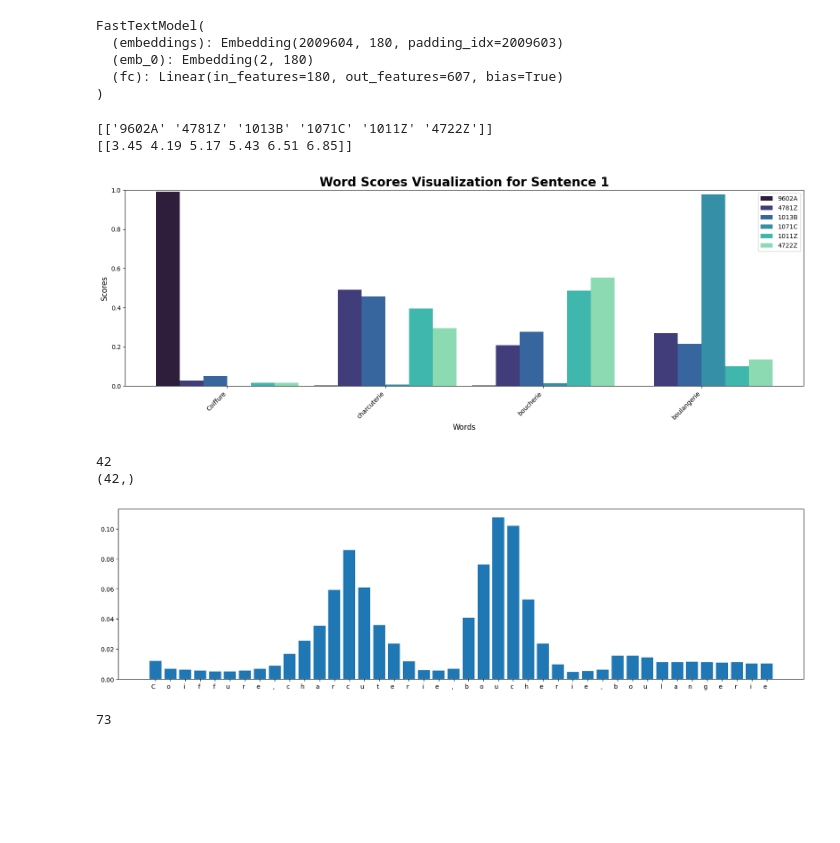
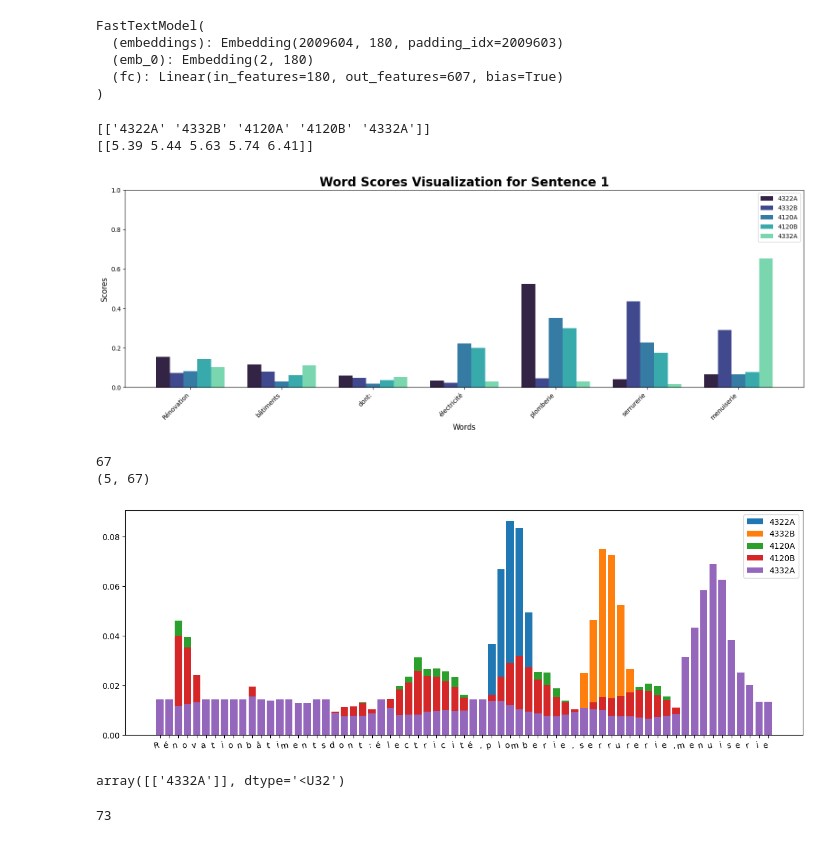
Before and after one commit to InseeFrLab/torch-fastText, a Jupyter notebook: src/experiments.ipynb, the cells around one changed output. Saved outputs shown, nothing was run; the diff lists cells and outputs as text; code cells hidden in the pictures; blank space fills up the shorter version.

Commit message:
modified:   src/experiments.ipynb 	modified:   src/models/model.py

```diff
--- a/src/experiments.ipynb
+++ b/src/experiments.ipynb
@@ -60,31 +60,39 @@ FastTextModel(
 # "Saisie de documents et extraction de donnée pour le compte d'entreprises", "L'investissement immobilier, l'achat et vente de biens immobiliers en qualité de marchand de Biens, la promotion immobilière, la gestion loc",
 # "La Société a pour objet en France et à l'étranger : - l'activité de conseil au profit de toute personne physique ou morale ; - l'enseignement et la formation de toutes matières en cours collectifs et particuliers à domicile ou dans des établissements scolaires"]
 
-text = ["Coiffure, charcuterie, boucherie, boulangerie"]
+text = ["Rénovation bâtiments dont: électricité, plomberie, serrurerie, menuiserie"]
 params = {'additional_var':[1]*len(text)}
-pred, confidence, all_scores = model.predict_and_explain(text, params, top_k=6)
+pred, confidence, all_scores = model.predict_and_explain(text, params, top_k=5)
 print(pred)
 print(confidence)
 explainability.explainability_viz.visualize_word_scores(all_scores, text, pred)
 # %% [output]
-[['9602A' '4781Z' '1013B' '1071C' '1011Z' '4722Z']]
-[[3.45 4.19 5.17 5.43 6.51 6.85]]
+[['4322A' '4332B' '4120A' '4120B' '4332A']]
+[[5.39 5.44 5.63 5.74 6.41]]
-[figure, old version]
+[figure, new version]
 # %%
 from matplotlib import pyplot as plt
 all_letters =  [list(word) for word in text][0]
 all_letters = list(filter(lambda x: x != " ", all_letters))
 print(len(all_letters))
-scores = softmax(model.predict_and_explain_continuous(text, params))
+scores = model.predict_and_explain_continuous(text, params, top_k=5)
+scores = softmax(scores, axis=1)
 print(scores.shape)
-plt.figure(figsize=(20, 5))
-plt.bar(range(len(scores)), scores)
-plt.xticks(range(len(all_letters)), all_letters, rotation=0, ha="right", fontsize=10)
+plt.figure(figsize=(15, 5))
+
+for k in range(scores.shape[0]):
+    plt.bar(range(len(scores[k])), scores[k], label = pred[0][k])
+plt.xticks(range(len(all_letters)), all_letters, rotation=10, ha="right", fontsize=10)
+plt.legend()
 plt.show()
 # %% [output]
-42
-(42,)
+67
+(5, 67)
-[figure, old version]
+[figure, new version]
+# %%
+pred
+# %% [output]
+array([['4332A']], dtype='<U32')
 # %%
 len( [list(word) for word in text][0])
 # %% [output]
```
Also changed, not shown: 1 other file.
